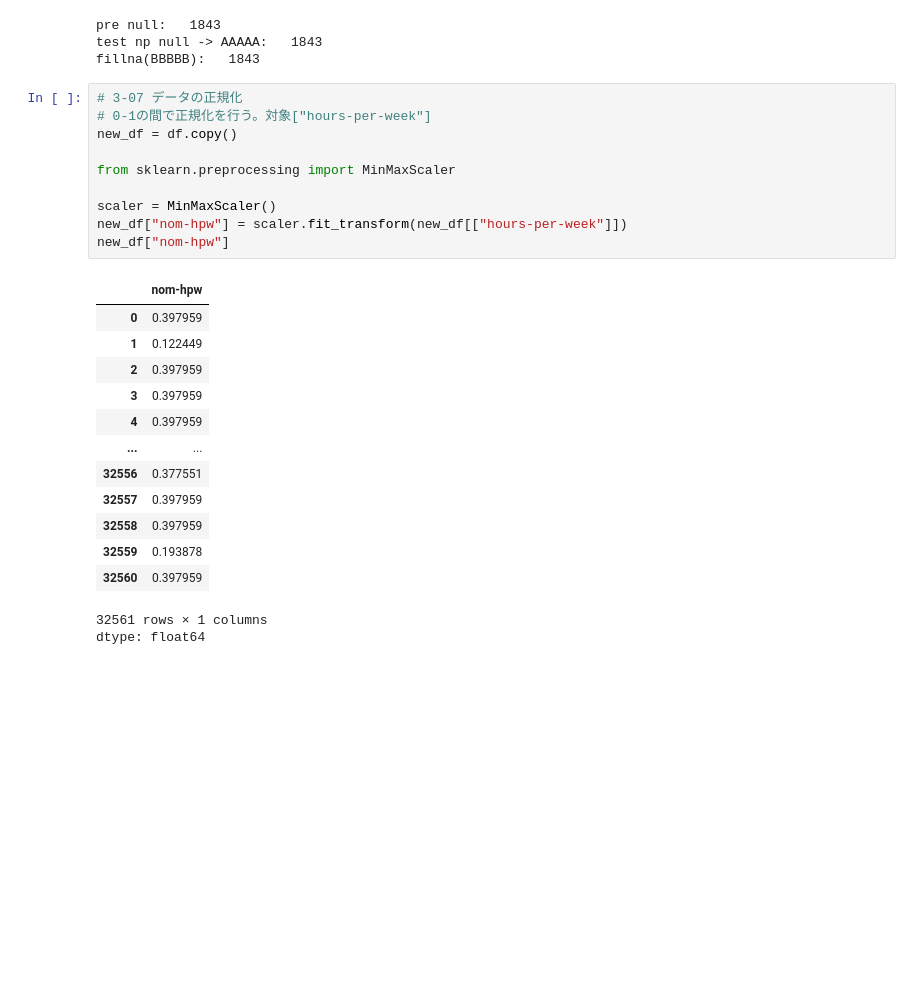
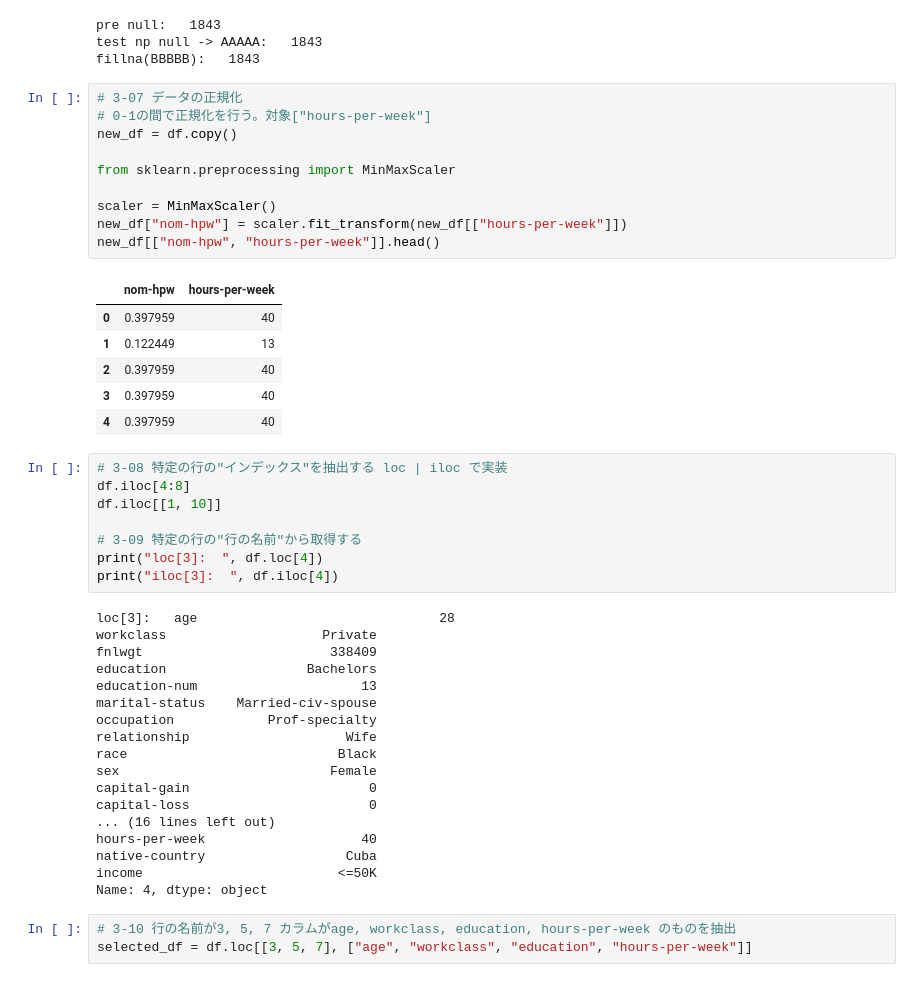
Before and after one commit to doremococo/python-bootcamp, a Jupyter notebook: chapter3.ipynb, the cells around one changed output. Cells and saved outputs as stored; diff of their text form; blank space fills up the shorter version.

```diff
--- a/chapter3.ipynb
+++ b/chapter3.ipynb
@@ -160,25 +160,46 @@ fillna(BBBBB):   1843
 # %%
 # 3-07 データの正規化
 # 0-1の間で正規化を行う。対象["hours-per-week"]
 new_df = df.copy()
 
 from sklearn.preprocessing import MinMaxScaler
 
 scaler = MinMaxScaler()
 new_df["nom-hpw"] = scaler.fit_transform(new_df[["hours-per-week"]])
-new_df["nom-hpw"]
+new_df[["nom-hpw", "hours-per-week"]].head()
 # %% [output]
-|  | nom-hpw |
-| 0 | 0.397959 |
-| 1 | 0.122449 |
-| 2 | 0.397959 |
-| 3 | 0.397959 |
-| 4 | 0.397959 |
-| ... | ... |
-| 32556 | 0.377551 |
-| 32557 | 0.397959 |
-| 32558 | 0.397959 |
-| 32559 | 0.193878 |
-| 32560 | 0.397959 |
+|  | nom-hpw | hours-per-week |
+| 0 | 0.397959 | 40 |
+| 1 | 0.122449 | 13 |
+| 2 | 0.397959 | 40 |
+| 3 | 0.397959 | 40 |
+| 4 | 0.397959 | 40 |
-32561 rows × 1 columns
-dtype: float64
+# %%
+# 3-08 特定の行の"インデックス"を抽出する loc | iloc で実装
+df.iloc[4:8]
+df.iloc[[1, 10]]
+
+# 3-09 特定の行の"行の名前"から取得する
+print("loc[3]:  ", df.loc[4])
+print("iloc[3]:  ", df.iloc[4])
+# %% [output]
+loc[3]:   age                               28
+workclass                    Private
+fnlwgt                        338409
+education                  Bachelors
+education-num                     13
+marital-status    Married-civ-spouse
+occupation            Prof-specialty
+relationship                    Wife
+race                           Black
+sex                           Female
+capital-gain                       0
+capital-loss                       0
+... (16 lines left out)
+hours-per-week                    40
+native-country                  Cuba
+income                         <=50K
+Name: 4, dtype: object
+# %%
+# 3-10 行の名前が3, 5, 7 カラムがage, workclass, education, hours-per-week のものを抽出
+selected_df = df.loc[[3, 5, 7], ["age", "workclass", "education", "hours-per-week"]]
```
Also changed, not shown: parts of 4 cells of this notebook.
